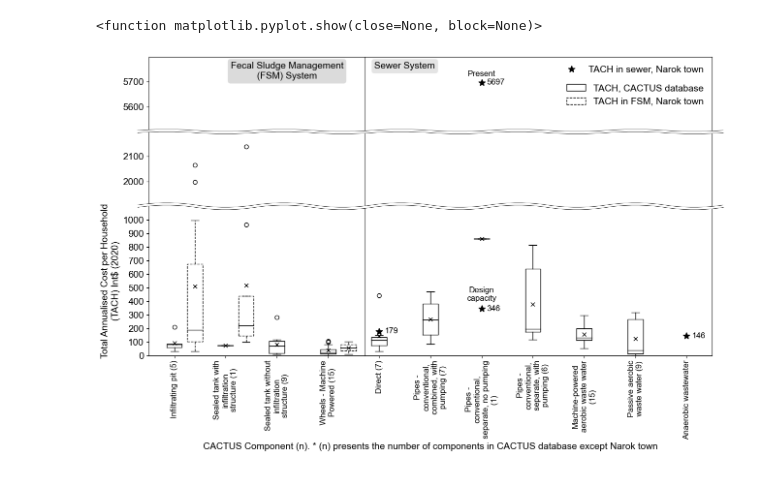
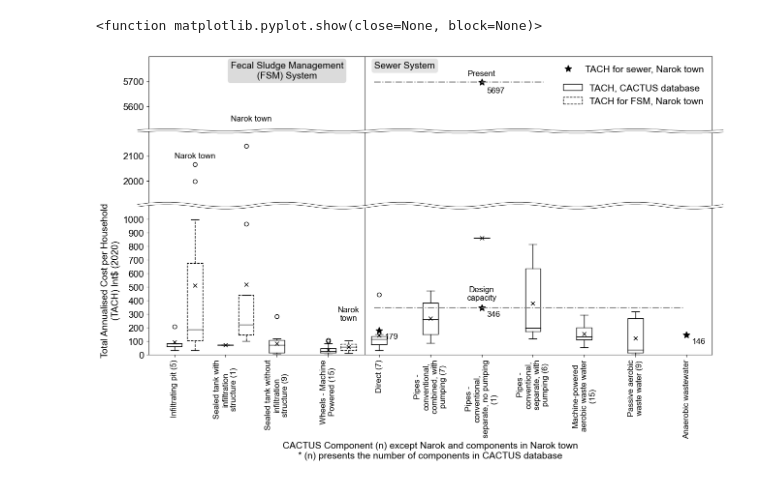
Before and after one commit to JinIgarashi/cactus-narok-figures, a Jupyter notebook: Figure6 Component compare.ipynb, the cells around one changed output. Cells and saved outputs as stored; diff of their text form; code cells hidden in the pictures.

```diff
--- a/Figure6 Component compare.ipynb
+++ b/Figure6 Component compare.ipynb
@@ -17,7 +17,7 @@ plt.rcParams['font.family'] = "sans-serif"
 plt.rcParams['font.size'] = 14
 
 title = 'The comparison for each component between Narok town and the CACTUS database'
-xlabel = 'CACTUS Component (n). * (n) presents the number of components in CACTUS database except Narok town'
+xlabel = 'CACTUS Component (n) except Narok and components in Narok town\n* (n) presents the number of components in CACTUS database'
 ylabel = 'Total Annualised Cost per Household\n(TACH) Int$ (2020)'
 # %%
 fig, axs = plt.subplots(nrows=3, figsize=(15, 8), sharex='col',
@@ -102,7 +102,7 @@ for index, ax in enumerate(axs):
         146 # Anaerobic wastewater
     ]
 
-    ax.plot(sewer_data_x, sewer_data_y, '*', label="TACH in sewer, Narok town", markersize=10, color='k')
+    ax.plot(sewer_data_x, sewer_data_y, '*', label="TACH for sewer, Narok town", markersize=10, color='k')
 
     for j, x in enumerate(sewer_data_x):
         value = sewer_data_y[j]
@@ -114,7 +114,7 @@ for index, ax in enumerate(axs):
         else:
             if value > 5000:
                 continue
-        ax.text(x + 0.1, value, f"{value:.0f}", ha='left', va='center', fontsize=12)
+        ax.text(x + 0.1, value - 20, f"{value:.0f}", ha='left', va='top', fontsize=12)
 
     # add vertial line to separate FSM and Sewage
     for i in range(len(df)-1):
@@ -155,7 +155,7 @@ axs[0].legend(loc="upper right", bbox_to_anchor=(1.0, 1.0), frameon=False)
 
 axs[1].legend(handles=[
     mpatches.Patch(facecolor='none', edgecolor='black', linestyle='-', label='TACH, CACTUS database'),
-    mpatches.Patch(facecolor='none', edgecolor='black', linestyle='--', label='TACH in FSM, Narok town'),
+    mpatches.Patch(facecolor='none', edgecolor='black', linestyle='--', label='TACH for FSM, Narok town'),
 ], loc='upper right', bbox_to_anchor=(1.0, 1.75), frameon=False)
 
 
@@ -183,31 +183,37 @@ a = axs[2].add_patch(line2)
 
 
 line1 = mpatches.PathPatch(p, lw=4, edgecolor='black',
                           facecolor='None', clip_on=False,
                           transform=axs[1].transAxes, zorder=10)
 
 line2 = mpatches.PathPatch(p,lw=3, edgecolor='white',
                            facecolor='None', clip_on=False,
                            transform=axs[1].transAxes, zorder=10,
                            capstyle='round')
 
 a = axs[1].add_patch(line1)
 a = axs[1].add_patch(line2)
 
+axs[0].axhline(y=5697,xmin=0.4, xmax=0.7, color='grey', linestyle='-.', alpha=1)
+axs[2].axhline(y=346,xmin=0.4, xmax=0.95, color='grey', linestyle='-.', alpha=1)
+
 # axs[0].set_title(title, loc='center', x=0.5, y=1.03, fontsize=14)
 axs[2].set_ylabel(ylabel, fontsize=14)
 axs[2].set_xlabel(xlabel, fontsize=14)
 
 axs[0].text(3.2, 5780, 'Fecal Sludge Management\n(FSM) System', fontsize=14, ha='center', va='top', bbox=dict(facecolor='lightgray', edgecolor='none', alpha=0.8, boxstyle='round'))
 axs[0].text(5.5, 5780, 'Sewer System', fontsize=14, ha='center', va='top', bbox=dict(facecolor='lightgray', edgecolor='none', alpha=0.6, boxstyle='round'))
 
 axs[0].text(7, 5730, 'Present', fontsize=12, ha='center', va='center')
 axs[2].text(7, 450, 'Design\ncapacity', fontsize=12, ha='center', va='center')
 
+axs[1].text(1.4, 2100, 'Narok town', fontsize=12, ha='center', va='center')
+axs[0].text(2.5, 5550, 'Narok town', fontsize=12, ha='center', va='center')
+axs[2].text(4.4, 300, 'Narok\ntown', fontsize=12, ha='center', va='center')
 
 plt.savefig(file_path, format="pdf", dpi=dpi, transparent=True, bbox_inches='tight')
 plt.savefig(f"{file_path}.png", format="png", dpi=dpi, transparent=True, bbox_inches='tight')
 plt.show
 # %% [output]
 <function matplotlib.pyplot.show(close=None, block=None)>
-[figure, old version]
+[figure, new version]
```
Also changed, not shown: 11 other files.
